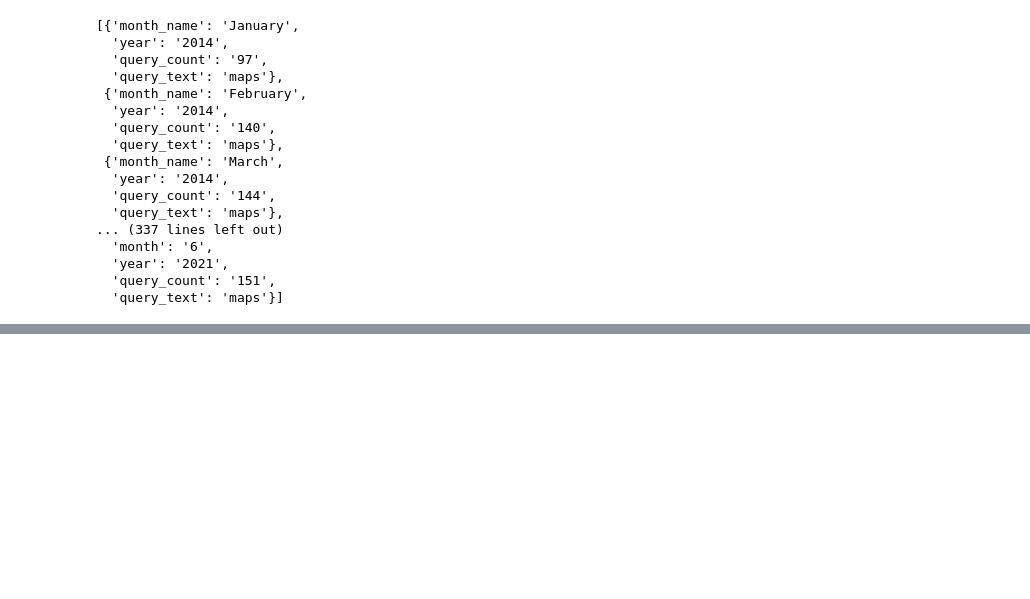
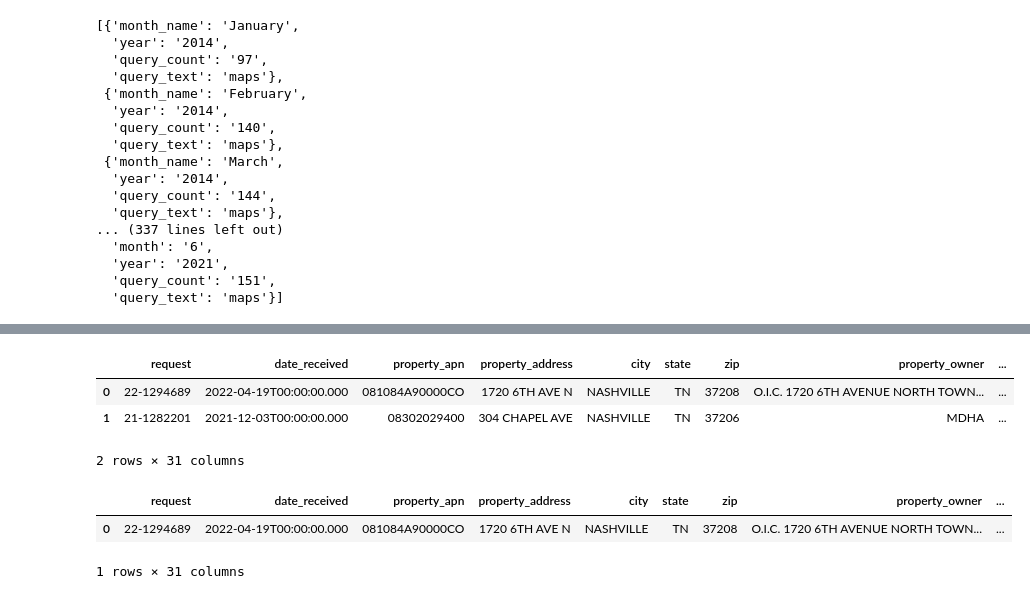
Before and after one commit to Brf0001/socrata_api-Brf0001, a Jupyter notebook: notebook/API's+practice.ipynb, the cells around one changed output, grey strips where cells are left out. Drawn from its saved outputs; the diff is of its cells as text; code cells hidden in the pictures; blank space fills up the shorter version.

```diff
--- a/notebook/API's+practice.ipynb
+++ b/notebook/API's+practice.ipynb
@@ -194,0 +266,10 @@ res4_tab.pivot_table
+# %%
+endpoint62 = 'https://data.nashville.gov/resource/479w-kw2x.json'
+
+params62 = {
+
+}
+
+response62 = requests.get(endpoint62, params = params62)
+
+response62.text
@@ -194,0 +278,4 @@ res4_tab.pivot_table
+# %%
+res62 = response62.json()
+# %%
+res62_tab = pd.DataFrame(res62)
@@ -194,0 +298,7 @@ res4_tab.pivot_table
+# %%
+res62_tab.head(2)
+# %% [output]
+|  | request | date_received | property_apn | property_address | city | state | zip | property_owner | ... |
+| 0 | 22-1294689 | 2022-04-19T00:00:00.000 | 081084A90000CO | 1720 6TH AVE N | NASHVILLE | TN | 37208 | O.I.C. 1720 6TH AVENUE NORTH TOWN... | ... |
+| 1 | 21-1282201 | 2021-12-03T00:00:00.000 | 08302029400 | 304 CHAPEL AVE | NASHVILLE | TN | 37206 | MDHA | ... |
+2 rows × 31 columns
@@ -194,0 +309,6 @@ res4_tab.pivot_table
+# %%
+zip37208_comp.head(1)
+# %% [output]
+|  | request | date_received | property_apn | property_address | city | state | zip | property_owner | ... |
+| 0 | 22-1294689 | 2022-04-19T00:00:00.000 | 081084A90000CO | 1720 6TH AVE N | NASHVILLE | TN | 37208 | O.I.C. 1720 6TH AVENUE NORTH TOWN... | ... |
+1 rows × 31 columns
```
Also changed, not shown: parts of 27 cells of this notebook.
